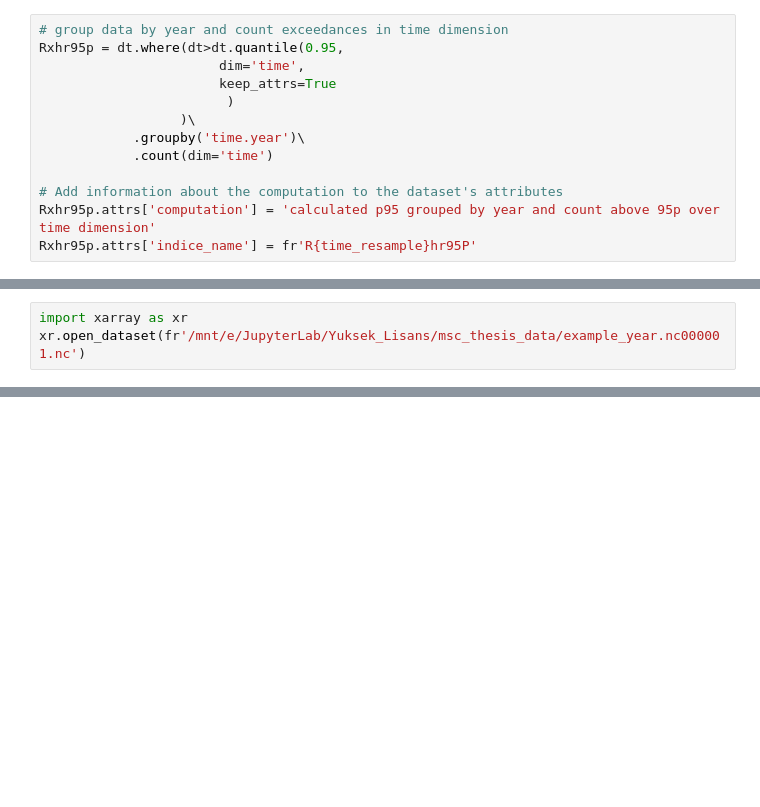
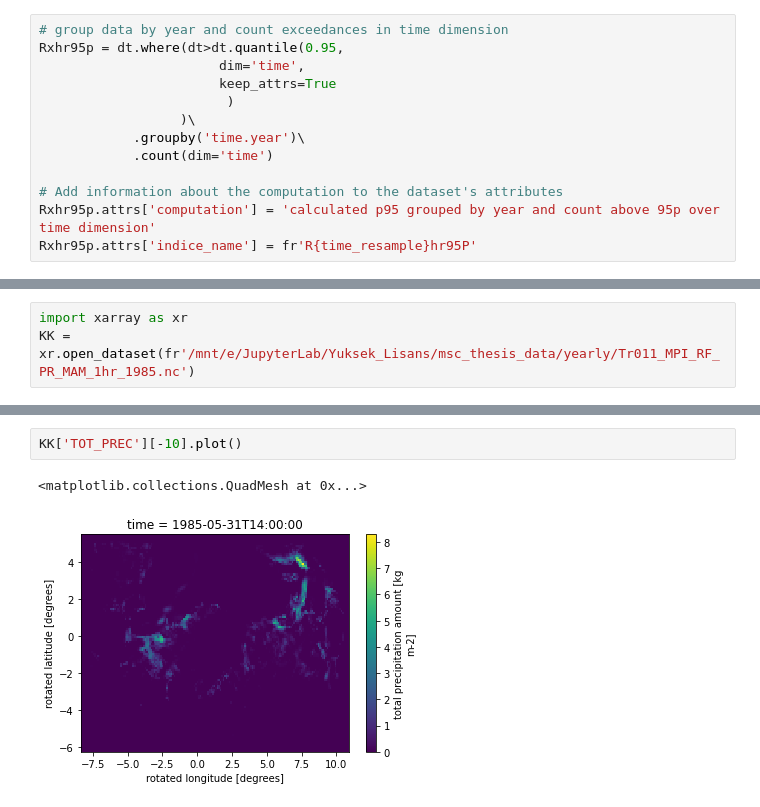
Before and after one commit to donmezkutay/msc-thesis-codes, a Jupyter notebook: calculate_extreme_indices.ipynb, the cells around one changed output, grey strips where cells are left out. Drawn from its saved outputs; the diff is of its cells as text; blank space fills up the shorter version.

```diff
--- a/calculate_extreme_indices.ipynb
+++ b/calculate_extreme_indices.ipynb
@@ -120,4 +120,4 @@ Rxhr95p.to_netcdf(fr"{path_save}{name_dt}_{season}_absolute_{Rxhr95p.attrs['indi
 KeyboardInterrupt
 # %%
 import xarray as xr
-xr.open_dataset(fr'/mnt/e/JupyterLab/Yuksek_Lisans/msc_thesis_data/example_year.nc000001.nc')
+KK = xr.open_dataset(fr'/mnt/e/JupyterLab/Yuksek_Lisans/msc_thesis_data/yearly/Tr011_MPI_RF_PR_MAM_1hr_1985.nc')
@@ -141,0 +144,5 @@ Attributes: (12/13)
+# %%
+KK['TOT_PREC'][-10].plot()
+# %% [output]
+<matplotlib.collections.QuadMesh at 0x...>
+[figure, added]
```
Also changed, not shown: parts of 4 cells of this notebook, 1 other file.
